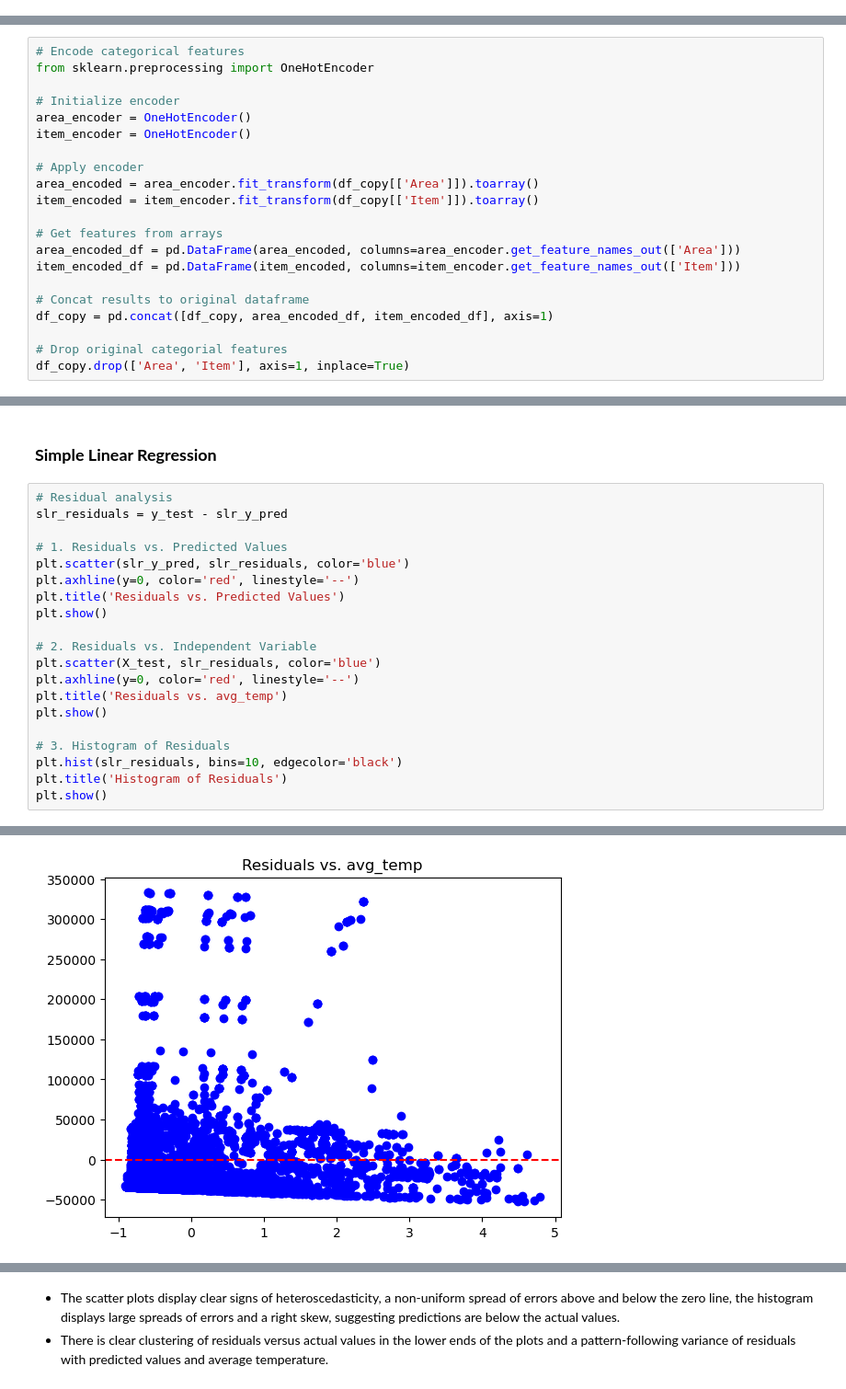
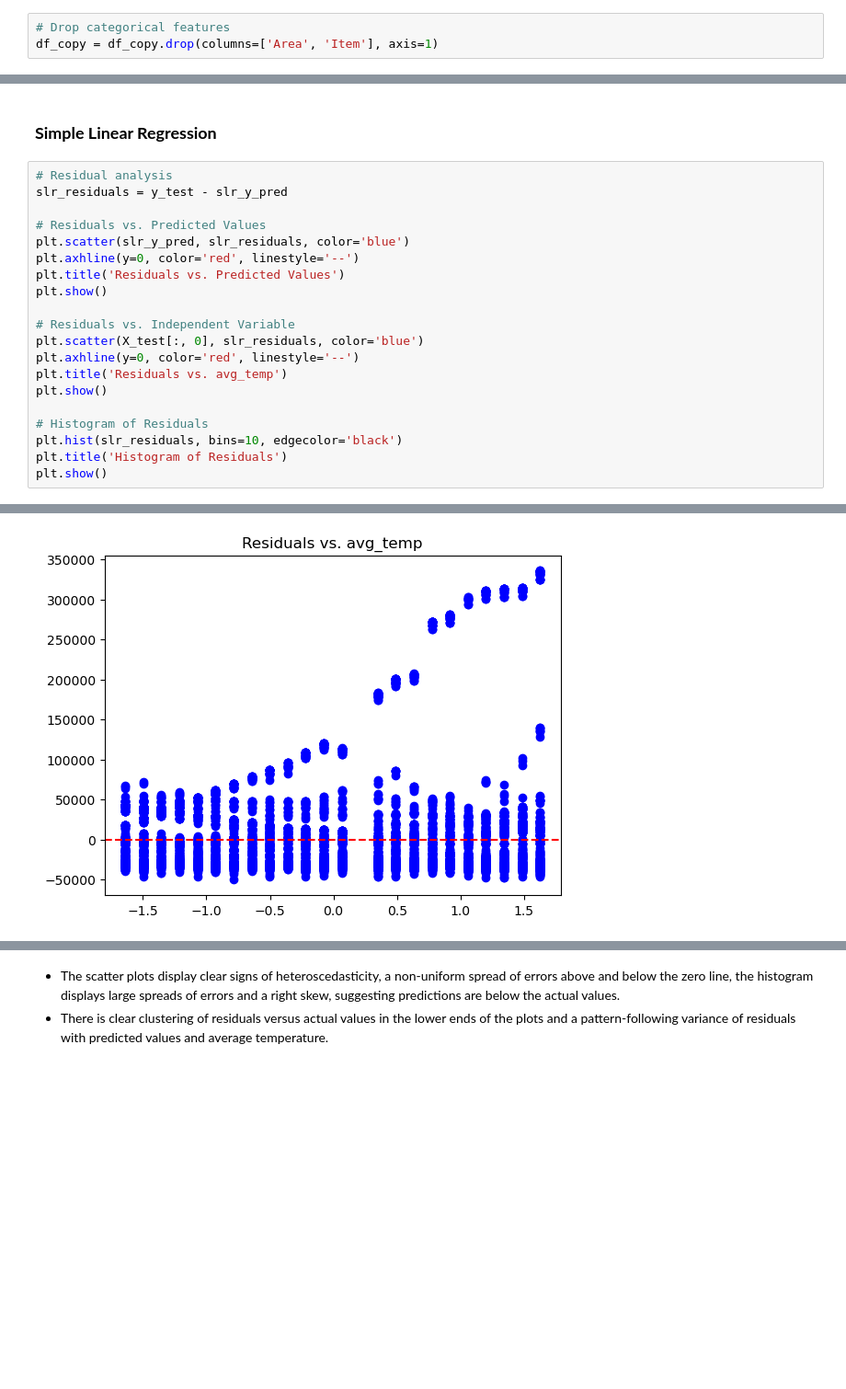
Before and after one commit to KGEbrahim/Workplace-project, a Jupyter notebook: QCTO---Workplace-Module-Notebook-Template-4571.ipynb, the cells around one changed output, grey strips where cells are left out. Shown at 92% size. Drawn from its saved outputs; the diff is of its cells as text; blank space fills up the shorter version.

```diff
--- a/QCTO---Workplace-Module-Notebook-Template-4571.ipynb
+++ b/QCTO---Workplace-Module-Notebook-Template-4571.ipynb
@@ -372,27 +359,9 @@ df_copy.loc[outliers.index]
 * **Purpose:** Develop and train predictive or statistical models.
 * **Details:** In line with the progression of the course, I will display skills of Simple Linear Regression, Multiple Linear Regression
 ---
+# %%
+# Drop categorical features
+df_copy = df_copy.drop(columns=['Area', 'Item'], axis=1)
 # %% [markdown]
 <a href=#six.one></a>
 ### **Simple Linear Regression**
-# %%
-# Encode categorical features
-from sklearn.preprocessing import OneHotEncoder
-
-# Initialize encoder
-area_encoder = OneHotEncoder()
-item_encoder = OneHotEncoder()
-
-# Apply encoder
-area_encoded = area_encoder.fit_transform(df_copy[['Area']]).toarray()
-item_encoded = item_encoder.fit_transform(df_copy[['Item']]).toarray()
-
-# Get features from arrays
-area_encoded_df = pd.DataFrame(area_encoded, columns=area_encoder.get_feature_names_out(['Area']))
-item_encoded_df = pd.DataFrame(item_encoded, columns=item_encoder.get_feature_names_out(['Item']))
-
-# Concat results to original dataframe
-df_copy = pd.concat([df_copy, area_encoded_df, item_encoded_df], axis=1)
-
-# Drop original categorial features
-df_copy.drop(['Area', 'Item'], axis=1, inplace=True)
@@ -525,19 +496,19 @@ R2 Score: 0.9999881274920062
 # Residual analysis
 slr_residuals = y_test - slr_y_pred
 
-# 1. Residuals vs. Predicted Values
+# Residuals vs. Predicted Values
 plt.scatter(slr_y_pred, slr_residuals, color='blue')
 plt.axhline(y=0, color='red', linestyle='--')
 plt.title('Residuals vs. Predicted Values')
 plt.show()
 
-# 2. Residuals vs. Independent Variable
-plt.scatter(X_test, slr_residuals, color='blue')
+# Residuals vs. Independent Variable
+plt.scatter(X_test[:, 0], slr_residuals, color='blue')
 plt.axhline(y=0, color='red', linestyle='--')
 plt.title('Residuals vs. avg_temp')
 plt.show()
 
-# 3. Histogram of Residuals
+# Histogram of Residuals
 plt.hist(slr_residuals, bins=10, edgecolor='black')
 plt.title('Histogram of Residuals')
 plt.show()
@@ -546 +517 @@ plt.show()
-[figure, old version]
+[figure, new version]
```
Also changed, not shown: parts of 37 cells of this notebook.
